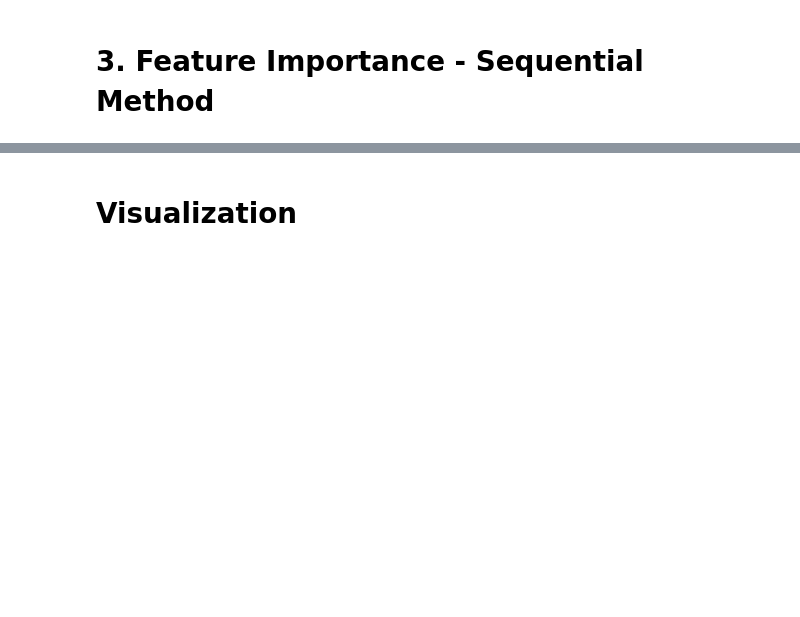
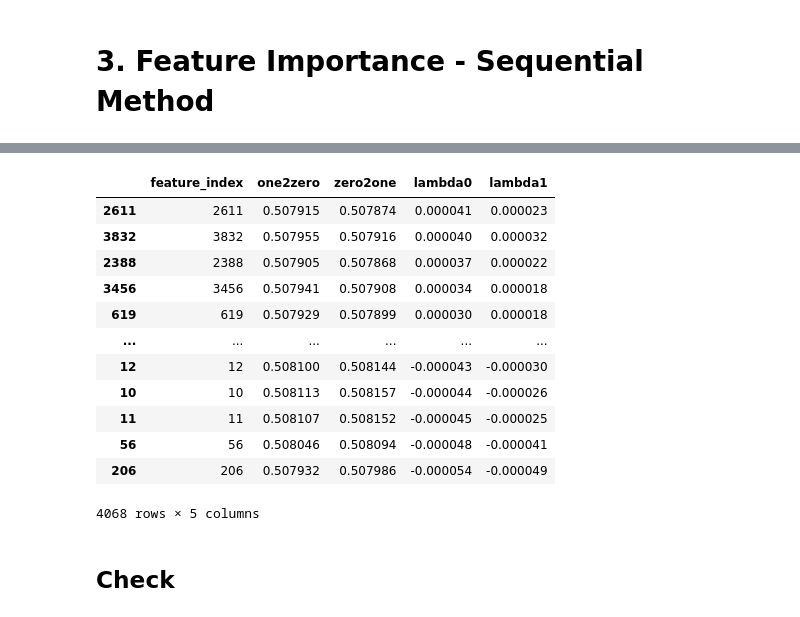
Before and after one commit to suhyun-guri/DSML_Research, a Jupyter notebook: 12. Method_allfit, Sequential.ipynb, the cells around one changed output, grey strips where cells are left out. Drawn from its saved outputs; the diff is of its cells as text; code cells hidden in the pictures; blank space fills up the shorter version.

Commit message:
Method_allfit_Sequential 수정

```diff
--- a/12. Method_allfit, Sequential.ipynb
+++ b/12. Method_allfit, Sequential.ipynb
@@ -110,6 +131,8 @@ model = tf.keras.models.load_model('./models/ALLFIT_17-0.7645.hdf5')
 # %% [markdown]
 ## Check accuracy
 # %%
+model = tf.keras.models.load_model('./models/ALLFIT1_10-0.7578.hdf5')
+
 dic={}
 for seed in range(0, 50, 5):
     random.seed(seed)
@@ -159,18 +214,21 @@ model = tf.keras.models.load_model('./models/ALLFIT_17-0.7645.hdf5')
 # %%
-result = []
-for i in tqdm(range(X.shape[2])):
-    save_cols = X[:,:,i].copy()
-    #-----zero2one-----
-    X[:,:,i] = 1
-    pred1 = model.predict(X)
-    mean_pred1 = np.mean(pred1)
-    #-----one2zero-----
-    X[:,:,i] = 0
-    pred2 = model.predict(X)
-    mean_pred2 = np.mean(pred2)
+with tf.device('/device:GPU:1'):
+    model = tf.keras.models.load_model('./models/ALLFIT_17-0.7645.hdf5')
+    result = []
+    for i in tqdm(range(X.shape[2])):
+        save_cols = X[:,:,i].copy()
+        #-----zero2one-----
+        X[:,:,i] = 1
+        pred1 = model.predict(X, batch_size=10000, workers=-1, use_multiprocessing=True)
+        mean_pred1 = np.mean(pred1)
+        #-----one2zero-----
+        X[:,:,i] = 0
+        pred2 = model.predict(X, batch_size=10000, workers=-1, use_multiprocessing=True)
+        mean_pred2 = np.mean(pred2)
 
-    result.append({'feature' : str(COLS[i]), 'one2zero' : mean_pred2,'zero2one' : mean_pred1,
-                   'lambda0' : mean_pred2 - mean_pred1, 'lambda1' : (mean_pred2 - mean_pred1) * entropy_dict[COLS[i]]})
+        result.append({'feature' : str(COLS[i]), 'zero2one' : mean_pred1, 'one2zero' : mean_pred2,
+                       'lambda0' : mean_pred1 - mean_pred2, 'lambda1' : (mean_pred1 - mean_pred2) * entropy_dict[COLS[i]]})
 
-    #값 복원
-    X[:,:,i] = save_cols
+        #값 복원
+        X[:,:,i] = save_cols
+        break
@@ -223,2 +307,0 @@ with open('./data/Sequential_top10.txt', 'w') as file:
-# %% [markdown]
-# Visualization
@@ -257,0 +308,18 @@ def visualization(top10_list):
+# %%
+df
+# %% [output]
+|  | feature_index | one2zero | zero2one | lambda0 | lambda1 |
+| 2611 | 2611 | 0.507915 | 0.507874 | 0.000041 | 0.000023 |
+| 3832 | 3832 | 0.507955 | 0.507916 | 0.000040 | 0.000032 |
+| 2388 | 2388 | 0.507905 | 0.507868 | 0.000037 | 0.000022 |
+| 3456 | 3456 | 0.507941 | 0.507908 | 0.000034 | 0.000018 |
+| 619 | 619 | 0.507929 | 0.507899 | 0.000030 | 0.000018 |
+| ... | ... | ... | ... | ... | ... |
+| 12 | 12 | 0.508100 | 0.508144 | -0.000043 | -0.000030 |
+| 10 | 10 | 0.508113 | 0.508157 | -0.000044 | -0.000026 |
+| 11 | 11 | 0.508107 | 0.508152 | -0.000045 | -0.000025 |
+| 56 | 56 | 0.508046 | 0.508094 | -0.000048 | -0.000041 |
+| 206 | 206 | 0.507932 | 0.507986 | -0.000054 | -0.000049 |
+4068 rows × 5 columns
+# %% [markdown]
+## Check
```
Also changed, not shown: parts of 27 cells of this notebook, 2 other files.
